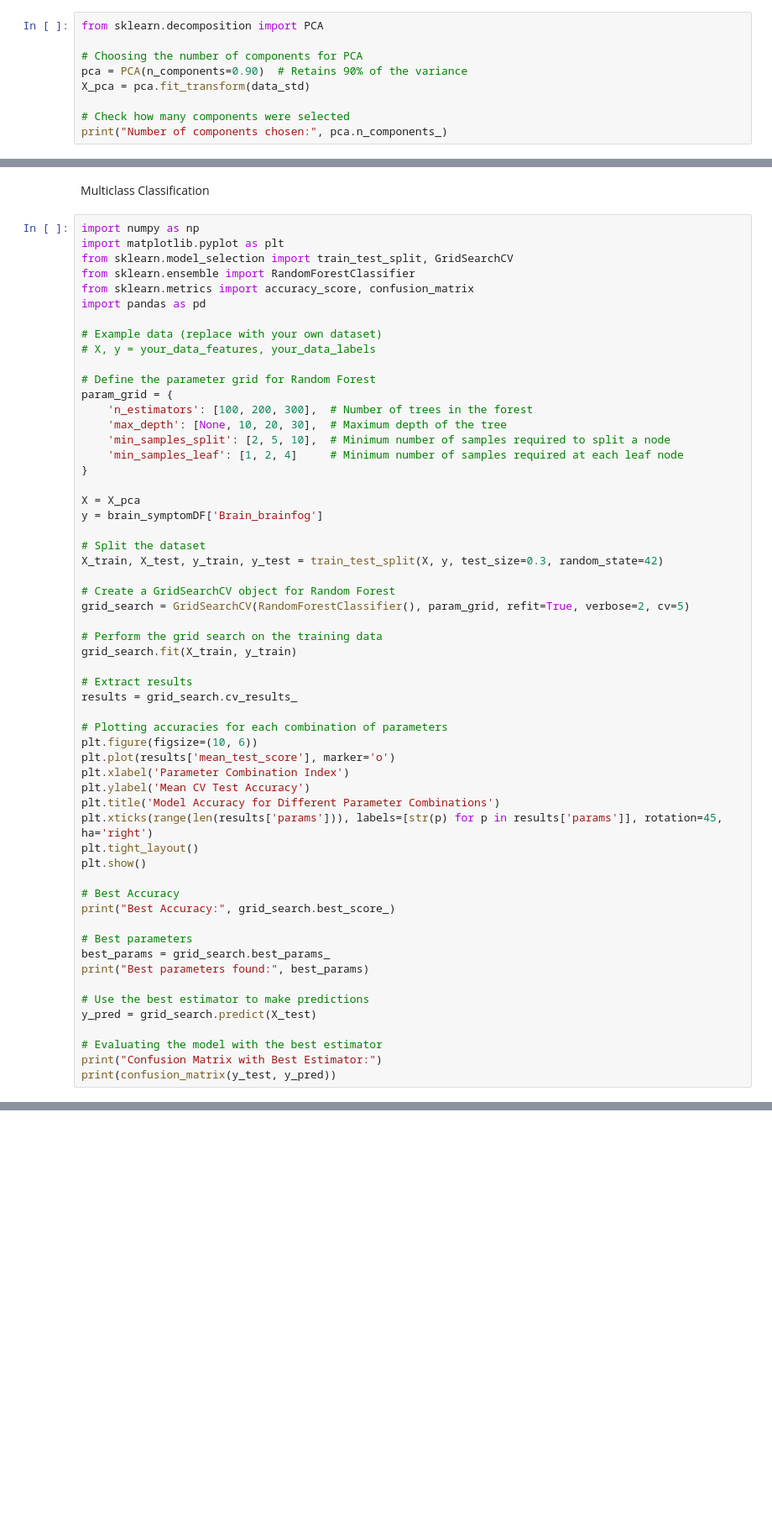
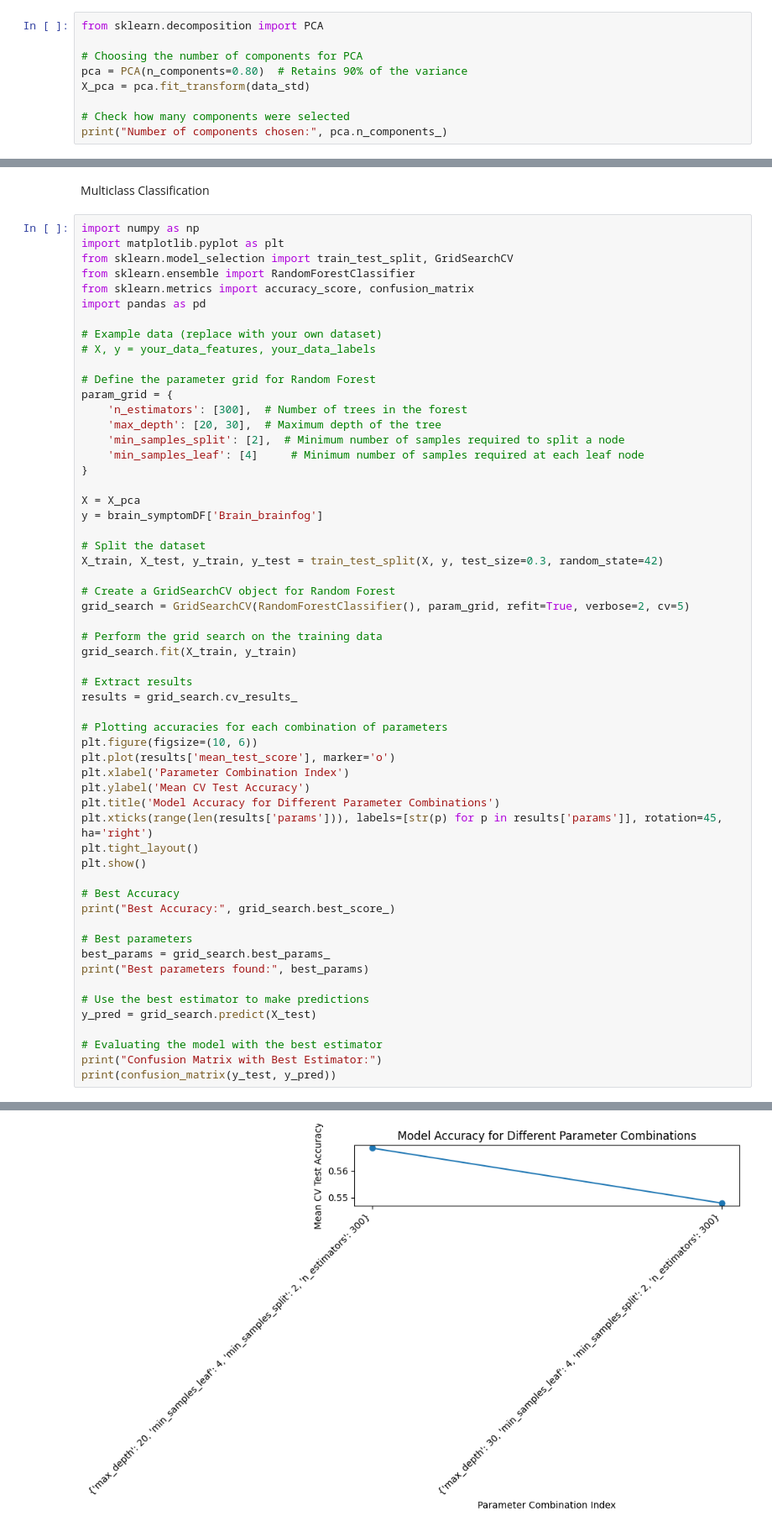
Before and after one commit to AITHIOMB/Home-Health-Impact, a Jupyter notebook: Bonnie W/NumericalLocations/modeling-RFC.ipynb, the cells around one changed output, grey strips where cells are left out. Shown at 84% size. Cells and saved outputs as stored; diff of their text form; blank space fills up the shorter version.

```diff
--- a/Bonnie W/NumericalLocations/modeling-RFC.ipynb
+++ b/Bonnie W/NumericalLocations/modeling-RFC.ipynb
@@ -100,7 +100,7 @@ data_std = scaler.fit_transform(location_moldDF)
 from sklearn.decomposition import PCA
 
 # Choosing the number of components for PCA
-pca = PCA(n_components=0.90)  # Retains 90% of the variance
+pca = PCA(n_components=0.80)  # Retains 90% of the variance
 X_pca = pca.fit_transform(data_std)
 
 # Check how many components were selected
@@ -147,10 +147,10 @@ import pandas as pd
 
 # Define the parameter grid for Random Forest
 param_grid = {
-    'n_estimators': [100, 200, 300],  # Number of trees in the forest
-    'max_depth': [None, 10, 20, 30],  # Maximum depth of the tree
-    'min_samples_split': [2, 5, 10],  # Minimum number of samples required to split a node
-    'min_samples_leaf': [1, 2, 4]     # Minimum number of samples required at each leaf node
+    'n_estimators': [300],  # Number of trees in the forest
+    'max_depth': [20, 30],  # Maximum depth of the tree
+    'min_samples_split': [2],  # Minimum number of samples required to split a node
+    'min_samples_leaf': [4]     # Minimum number of samples required at each leaf node
 }
 
 X = X_pca
@@ -211,0 +206 @@ Fitting 5 folds for each of 108 candidates, totalling 540 fits
+[figure, added]
```
Also changed, not shown: parts of 1 cell of this notebook, 1 other file.
